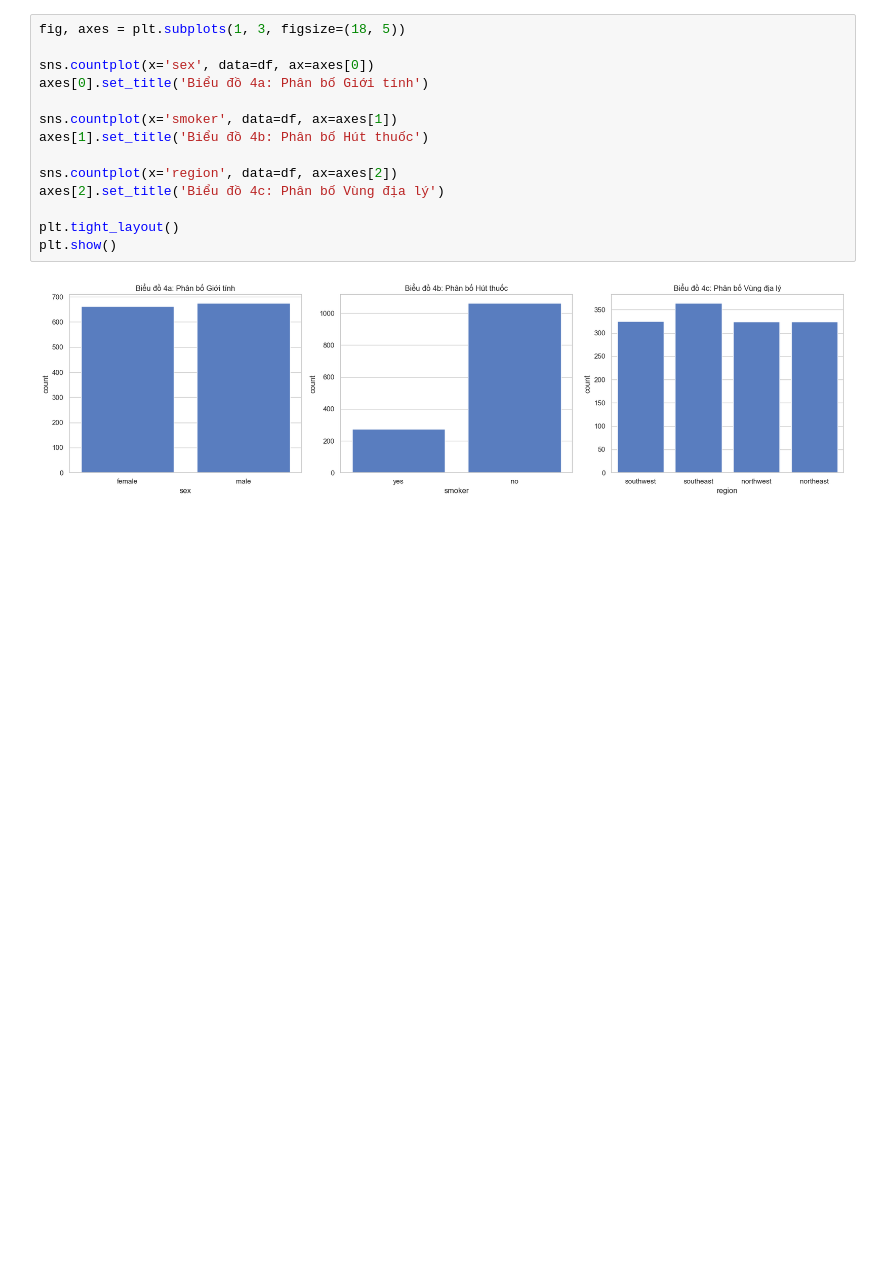
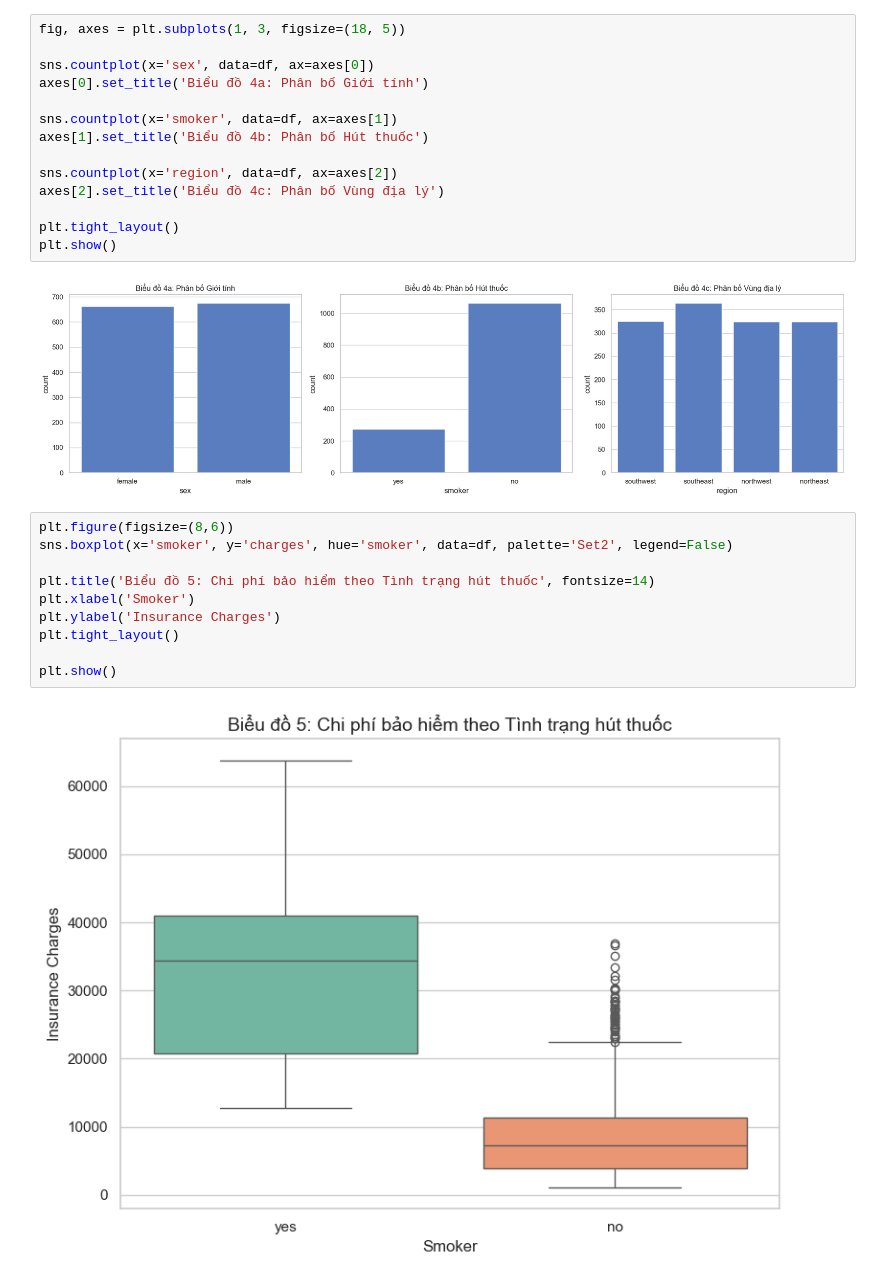
Before and after one commit to donguyen6c/Medical-Insurance, a Jupyter notebook: notebooks/venv_pycaret/project_analysis.ipynb, the cells around one changed output. Saved outputs shown, nothing was run; the diff lists cells and outputs as text; blank space fills up the shorter version.

```diff
--- a/notebooks/venv_pycaret/project_analysis.ipynb
+++ b/notebooks/venv_pycaret/project_analysis.ipynb
@@ -120,3 +120,15 @@ plt.tight_layout()
 plt.show()
 # %% [output]
 [figure]
+# %%
+plt.figure(figsize=(8,6))
+sns.boxplot(x='smoker', y='charges', hue='smoker', data=df, palette='Set2', legend=False)
+
+plt.title('Biểu đồ 5: Chi phí bảo hiểm theo Tình trạng hút thuốc', fontsize=14)
+plt.xlabel('Smoker')
+plt.ylabel('Insurance Charges')
+plt.tight_layout()
+
+plt.show()
+# %% [output]
+[figure, added]
```
Also changed, not shown: parts of 1 cell of this notebook.
